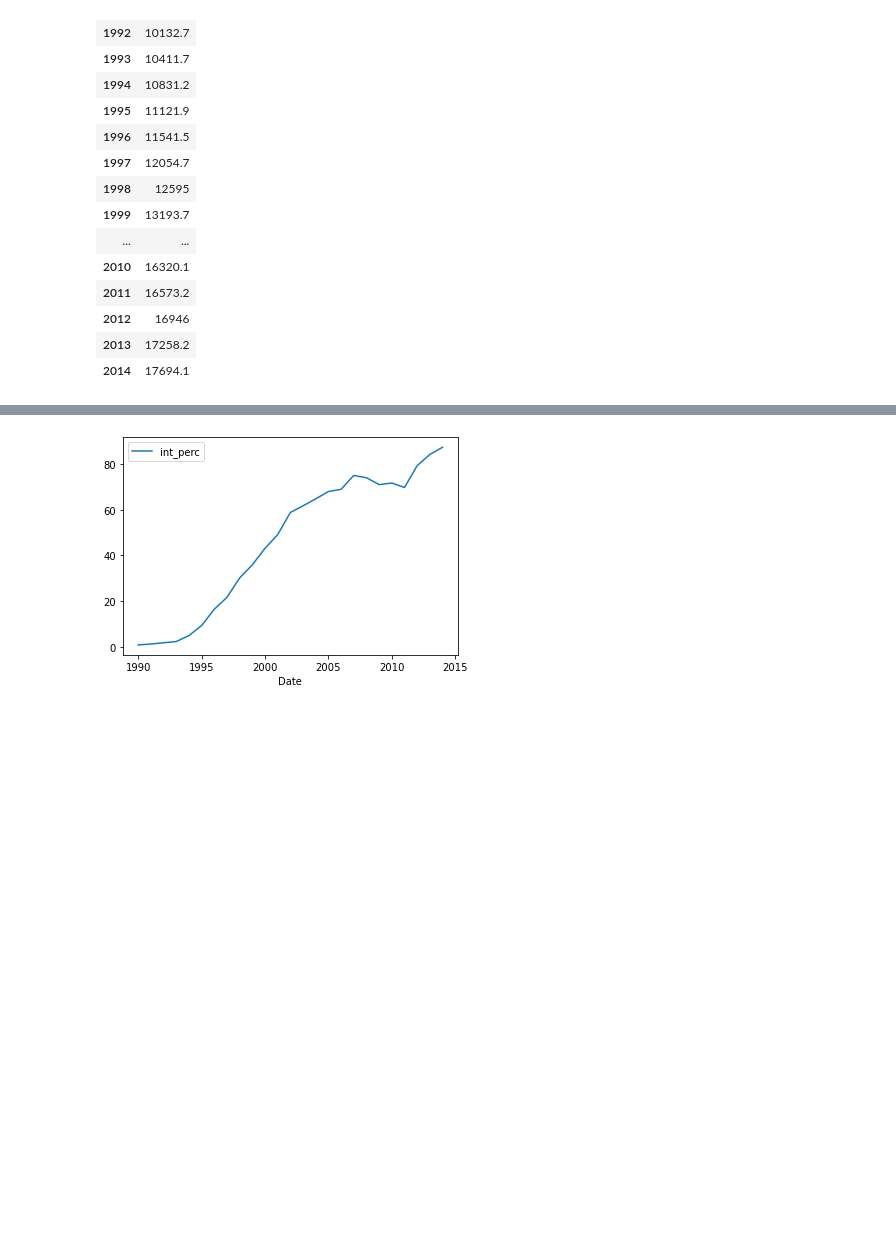
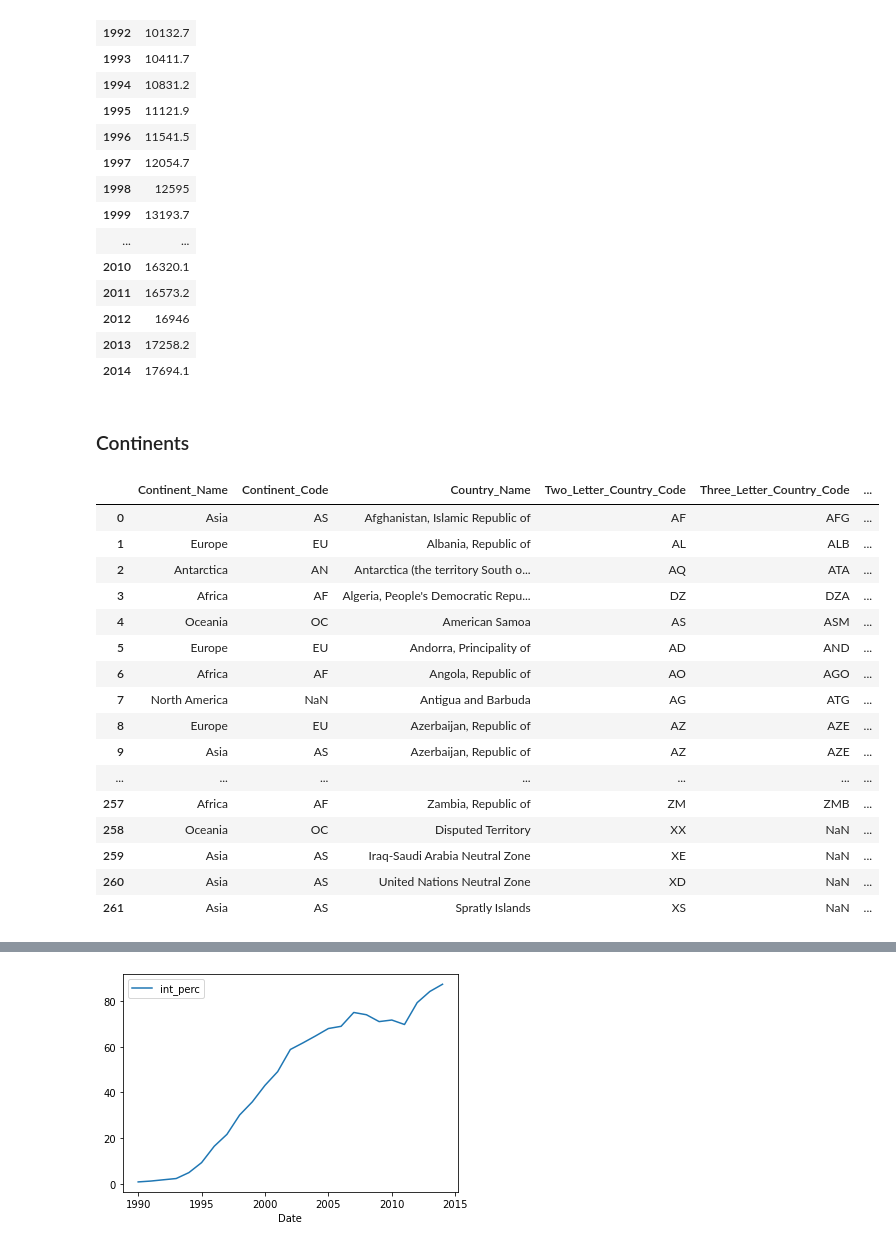
Before and after one commit to meester600/Springboard, a Jupyter notebook: Internet_Enery Capstone/Data_Wrangling.ipynb, the cells around one changed output, grey strips where cells are left out. Cells and saved outputs as stored; diff of their text form; code cells hidden in the pictures; blank space fills up the shorter version.

```diff
--- a/Internet_Enery Capstone/Data_Wrangling.ipynb
+++ b/Internet_Enery Capstone/Data_Wrangling.ipynb
@@ -516,3 +516,5 @@ gdp_df.loc['USA']
 | 2012 | 16946 |
 | 2013 | 17258.2 |
 | 2014 | 17694.1 |
+# %% [markdown]
+### Continents
@@ -518,0 +523,20 @@ gdp_df.loc['USA']
+# %%
+continent_list
+# %% [output]
+|  | Continent_Name | Continent_Code | Country_Name | Two_Letter_Country_Code | Three_Letter_Country_Code | ... |
+| 0 | Asia | AS | Afghanistan, Islamic Republic of | AF | AFG | ... |
+| 1 | Europe | EU | Albania, Republic of | AL | ALB | ... |
+| 2 | Antarctica | AN | Antarctica (the territory South o... | AQ | ATA | ... |
+| 3 | Africa | AF | Algeria, People's Democratic Repu... | DZ | DZA | ... |
+| 4 | Oceania | OC | American Samoa | AS | ASM | ... |
+| 5 | Europe | EU | Andorra, Principality of | AD | AND | ... |
+| 6 | Africa | AF | Angola, Republic of | AO | AGO | ... |
+| 7 | North America | NaN | Antigua and Barbuda | AG | ATG | ... |
+| 8 | Europe | EU | Azerbaijan, Republic of | AZ | AZE | ... |
+| 9 | Asia | AS | Azerbaijan, Republic of | AZ | AZE | ... |
+| ... | ... | ... | ... | ... | ... | ... |
+| 257 | Africa | AF | Zambia, Republic of | ZM | ZMB | ... |
+| 258 | Oceania | OC | Disputed Territory | XX | NaN | ... |
+| 259 | Asia | AS | Iraq-Saudi Arabia Neutral Zone | XE | NaN | ... |
+| 260 | Asia | AS | United Nations Neutral Zone | XD | NaN | ... |
+| 261 | Asia | AS | Spratly Islands | XS | NaN | ... |
```
Also changed, not shown: parts of 10 cells of this notebook, 4 other files.
